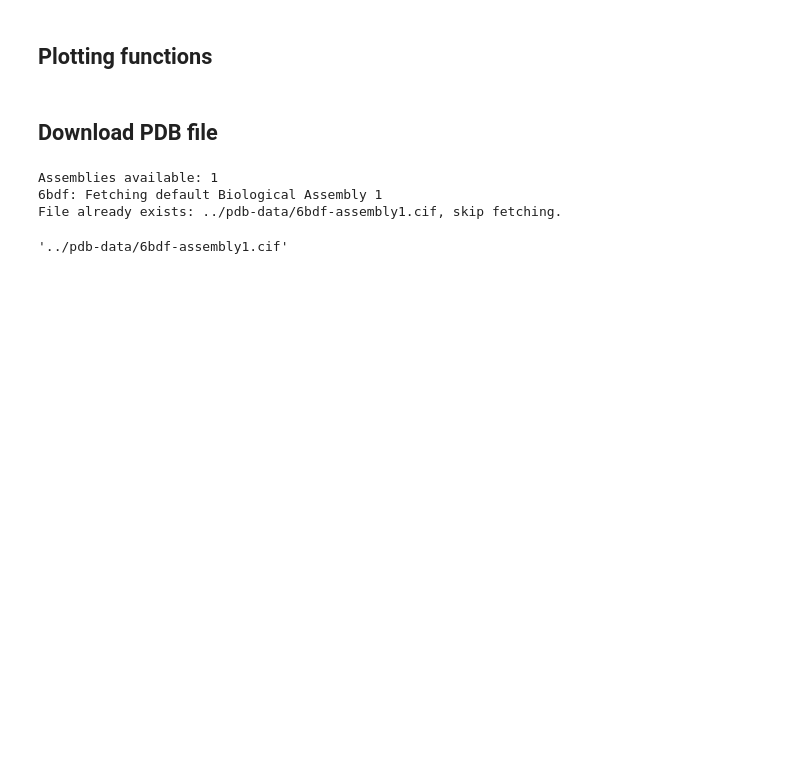
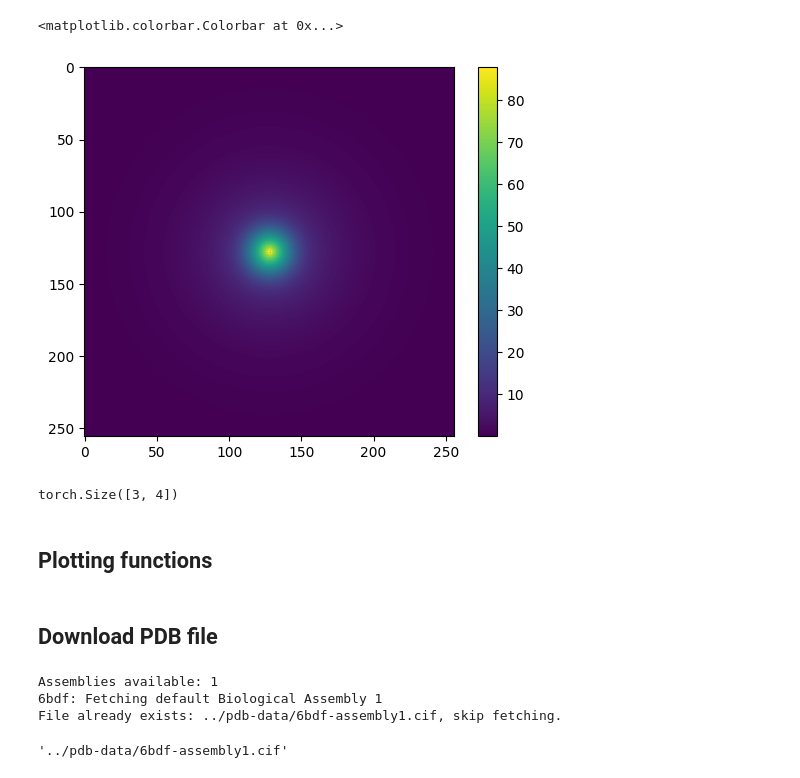
Before and after one commit to joelyeois/specter, a Jupyter notebook: dev-notebooks/pdb2mrc-allvariations-no-ice.ipynb, the cells around one changed output. Cells and saved outputs as stored; diff of their text form; code cells hidden in the pictures; blank space fills up the shorter version.

```diff
--- a/dev-notebooks/pdb2mrc-allvariations-no-ice.ipynb
+++ b/dev-notebooks/pdb2mrc-allvariations-no-ice.ipynb
@@ -15,0 +42,6 @@ from cryosim.plotting_tools import plot3d, plot_slices
+# %%
+plt.imshow(pot)
+plt.colorbar()
+# %% [output]
+<matplotlib.colorbar.Colorbar at 0x...>
+[figure, added]
@@ -16,3 +50,7 @@ from cryosim.plotting_tools import plot3d, plot_slices
+# %%
+params[1].shape
+# %% [output]
+torch.Size([3, 4])
 # %% [markdown]
 ## Plotting functions
 # %% [markdown]
```
Also changed, not shown: parts of 5 cells of this notebook, 13 other files.
